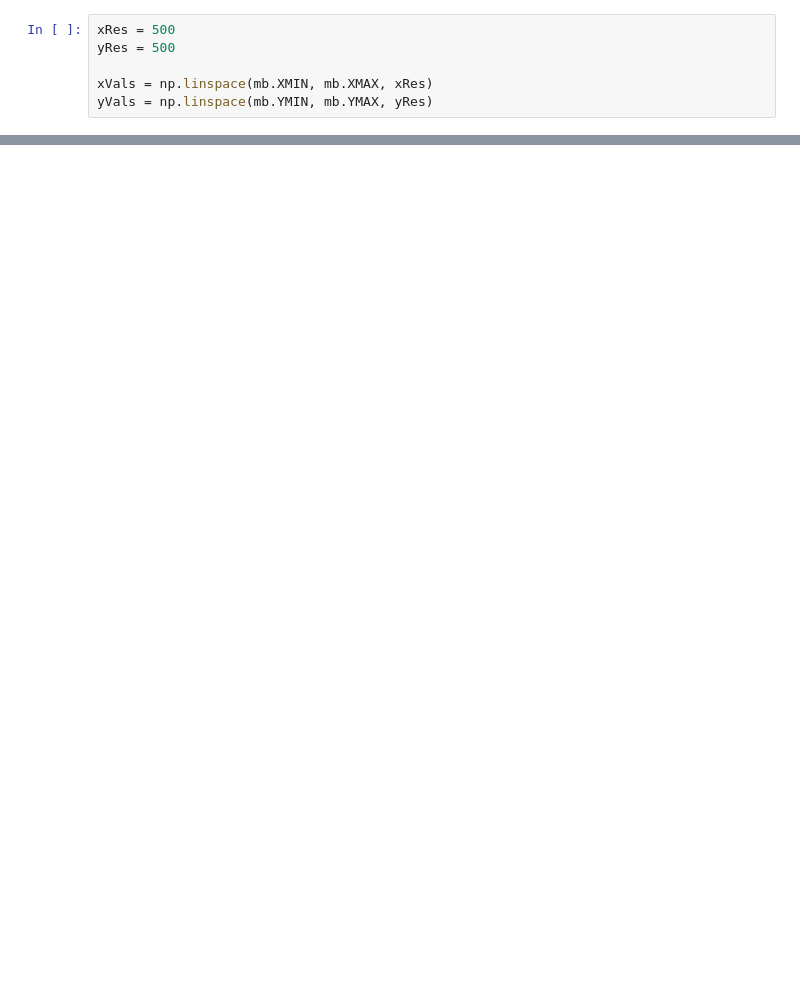
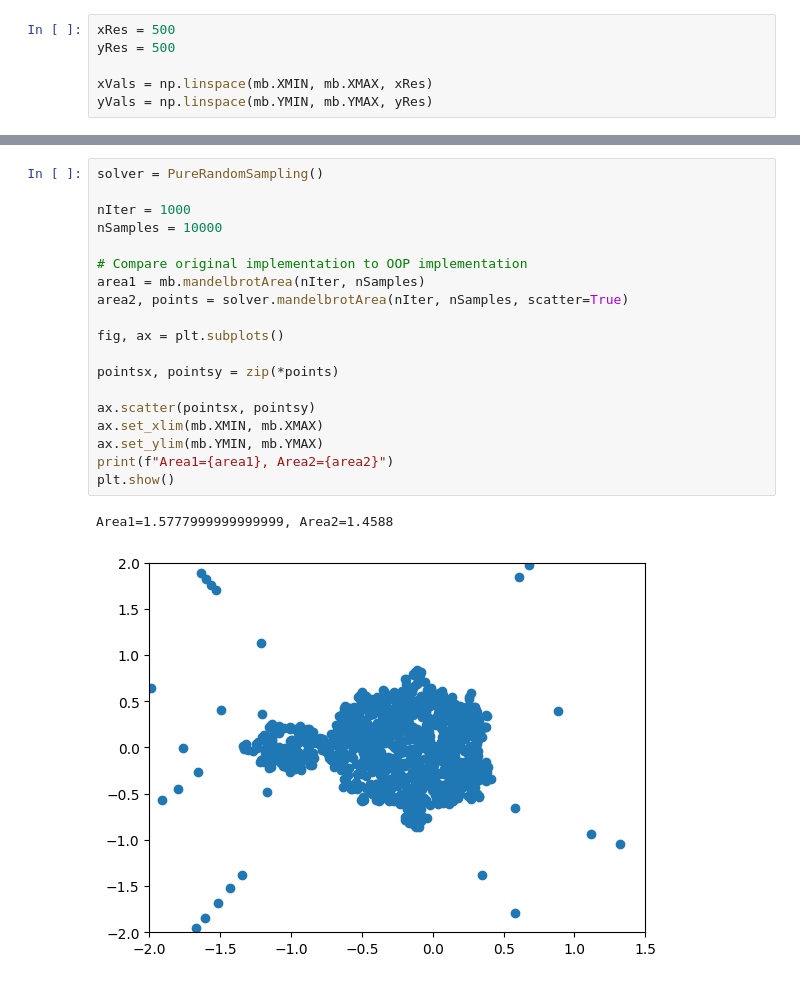
Before and after one commit to Kattelijn/Stochastic-Simulation, a Jupyter notebook: mandelbrot_MC_testPlots.ipynb, the cells around one changed output, grey strips where cells are left out. Drawn from its saved outputs; the diff is of its cells as text; blank space fills up the shorter version.

Commit message:
Implemented other sampling methods in OOP approach

```diff
--- a/mandelbrot_MC_testPlots.ipynb
+++ b/mandelbrot_MC_testPlots.ipynb
@@ -19 +22,23 @@ plt.show()
+# %%
+solver = PureRandomSampling()
+
+nIter = 1000
+nSamples = 10000
+
+# Compare original implementation to OOP implementation
+area1 = mb.mandelbrotArea(nIter, nSamples)
+area2, points = solver.mandelbrotArea(nIter, nSamples, scatter=True)
+
+fig, ax = plt.subplots()
+
+pointsx, pointsy = zip(*points)
+
+ax.scatter(pointsx, pointsy)
+ax.set_xlim(mb.XMIN, mb.XMAX)
+ax.set_ylim(mb.YMIN, mb.YMAX)
+print(f"Area1={area1}, Area2={area2}")
+plt.show()
+# %% [output]
+Area1=1.5777999999999999, Area2=1.4588
+[figure, added]
 # %%
```
Also changed, not shown: parts of 4 cells of this notebook, 1 other file.
